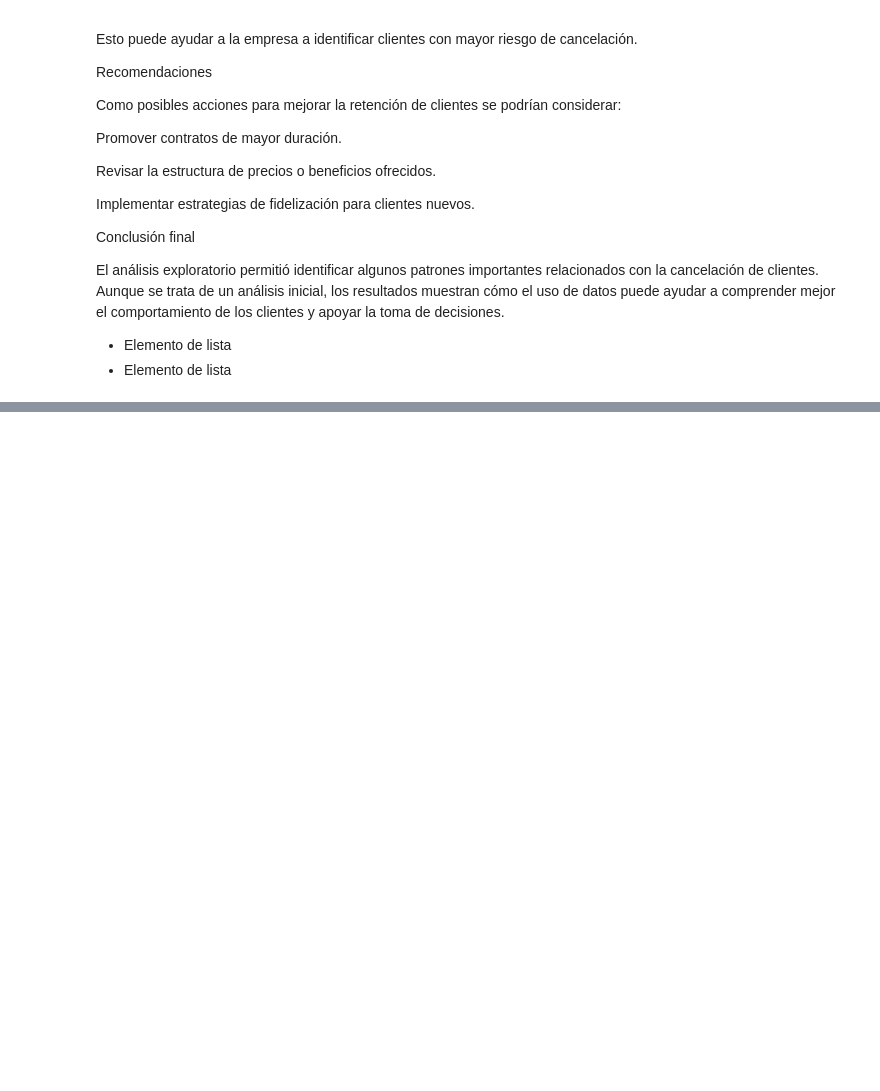
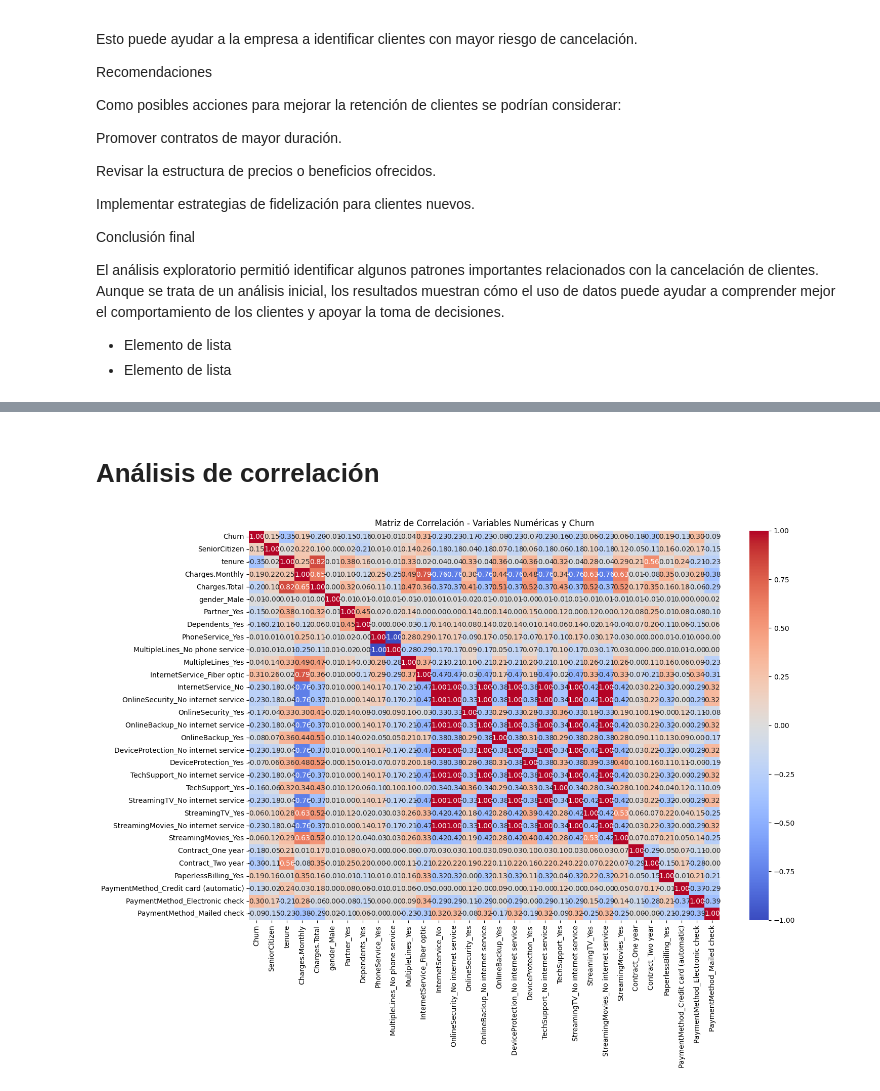
Before and after one commit to deyvmc/TelecomX-2, a Jupyter notebook: TelecomX_LATAM.ipynb, the cells around one changed output, grey strips where cells are left out. Cells and saved outputs as stored; diff of their text form; code cells hidden in the pictures; blank space fills up the shorter version.

```diff
--- a/TelecomX_LATAM.ipynb
+++ b/TelecomX_LATAM.ipynb
@@ -154,0 +347,22 @@ El análisis exploratorio permitió identificar algunos patrones importantes rel
+# %%
+import numpy as np
+from sklearn.preprocessing import StandardScaler
+
+# Columnas numéricas a limpiar y escalar
+numeric_cols = ['tenure', 'Charges.Monthly', 'Charges.Total']
+
+# 1️⃣ Limpiar y convertir a float
+for col in numeric_cols:
+    df_encoded[col] = df_encoded[col].replace(' ', np.nan)  # reemplaza espacios vacíos
+    df_encoded[col] = df_encoded[col].astype(float)          # convertir a float
+
+# 2️⃣ Imputar NaN con la media
+for col in numeric_cols:
+    df_encoded[col].fillna(df_encoded[col].mean(), inplace=True)
+
+# 3️⃣ Estandarizar columnas numéricas
+scaler = StandardScaler()
+df_encoded[numeric_cols] = scaler.fit_transform(df_encoded[numeric_cols])
+
+# 4️⃣ Revisar el resultado
+print(df_encoded[numeric_cols].head())
@@ -154,0 +382,16 @@ El análisis exploratorio permitió identificar algunos patrones importantes rel
+# %% [markdown]
+# Análisis de correlación
+# %%
+import matplotlib.pyplot as plt
+import seaborn as sns
+
+# Calcular la matriz de correlación
+corr_matrix = df_encoded.corr()
+
+# Visualizar toda la matriz con un heatmap
+plt.figure(figsize=(15,10))
+sns.heatmap(corr_matrix, annot=True, fmt=".2f", cmap="coolwarm", cbar=True)
+plt.title("Matriz de Correlación - Variables Numéricas y Churn")
+plt.show()
+# %% [output]
+[figure, added]
```
Also changed, not shown: parts of 41 cells of this notebook.
